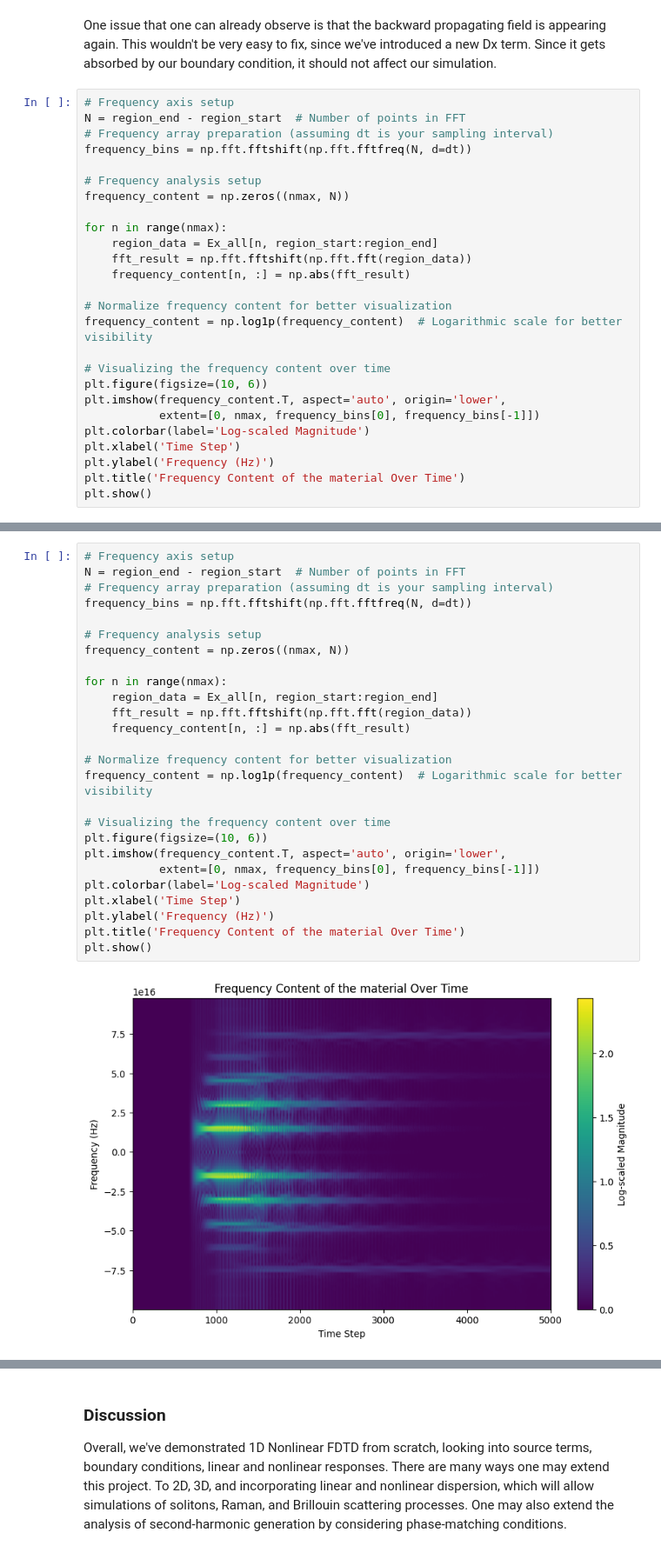
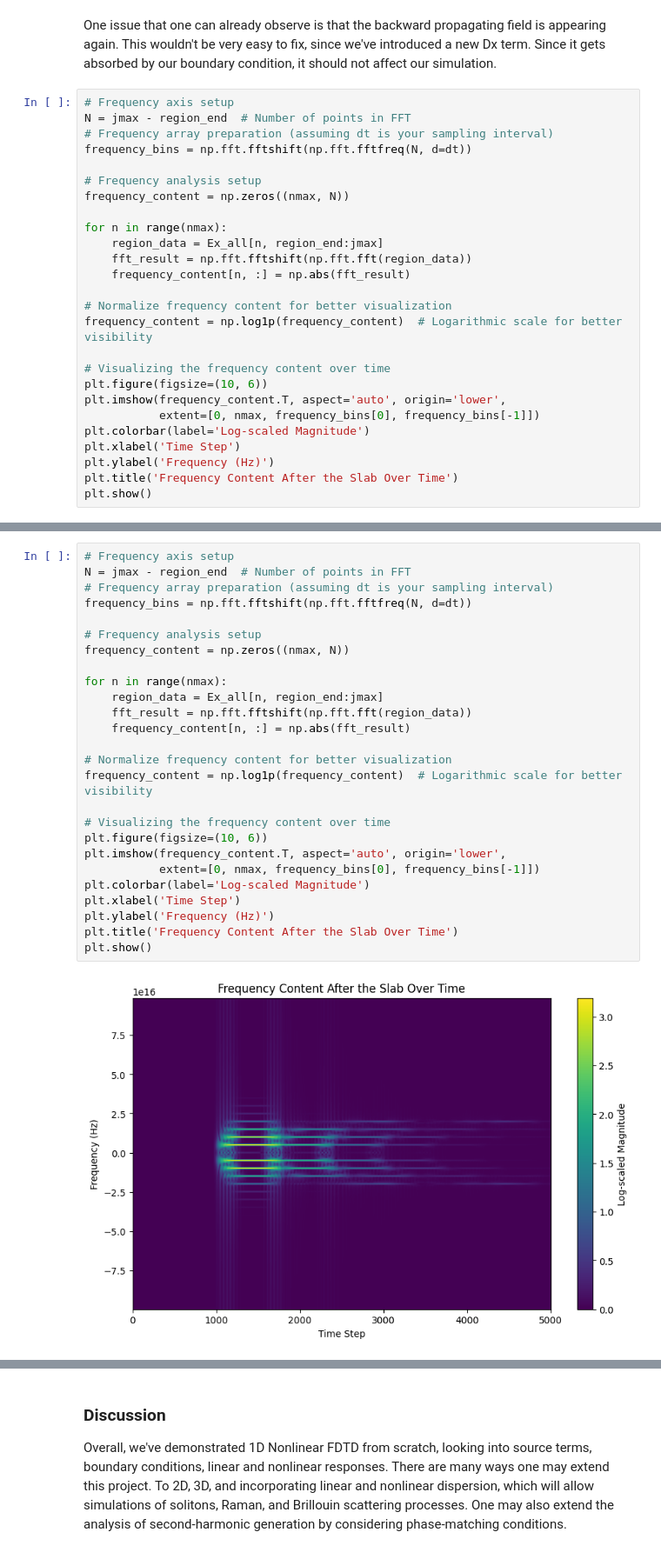
Before and after one commit to jayy-zou/FDTD, a Jupyter notebook: fdtd.ipynb, the cells around one changed output, grey strips where cells are left out. Shown: that part at 87% size. Drawn from its saved outputs; the diff is of its cells as text.

```diff
--- a/fdtd.ipynb
+++ b/fdtd.ipynb
@@ -458,7 +476,7 @@ interactive(children=(IntSlider(value=0, description='Time Step', max=4999), Out
 One issue that one can already observe is that the backward propagating field is appearing again. This wouldn't be very easy to fix, since we've introduced a new Dx term. Since it gets absorbed by our boundary condition, it should not affect our simulation.
 # %%
 # Frequency axis setup
-N = region_end - region_start  # Number of points in FFT
+N = jmax - region_end  # Number of points in FFT
 # Frequency array preparation (assuming dt is your sampling interval)
 frequency_bins = np.fft.fftshift(np.fft.fftfreq(N, d=dt))
 
@@ -466,7 +484,7 @@ frequency_bins = np.fft.fftshift(np.fft.fftfreq(N, d=dt))
 frequency_content = np.zeros((nmax, N))
 
 for n in range(nmax):
-    region_data = Ex_all[n, region_start:region_end]
+    region_data = Ex_all[n, region_end:jmax]
     fft_result = np.fft.fftshift(np.fft.fft(region_data))
     frequency_content[n, :] = np.abs(fft_result)
 
@@ -480,6 +498,6 @@ plt.imshow(frequency_content.T, aspect='auto', origin='lower',
 plt.colorbar(label='Log-scaled Magnitude')
 plt.xlabel('Time Step')
 plt.ylabel('Frequency (Hz)')
-plt.title('Frequency Content of the material Over Time')
+plt.title('Frequency Content After the Slab Over Time')
 plt.show()
 # %% [output]
@@ -543,30 +565,30 @@ We can already see signs of higher order frequencies by looking at the waveform
 Looking at this in the frequency domain, we can clearly see higher-order harmonics appearing.
 # %%
 # Frequency axis setup
-N = region_end - region_start  # Number of points in FFT
+N = jmax - region_end  # Number of points in FFT
 # Frequency array preparation (assuming dt is your sampling interval)
 frequency_bins = np.fft.fftshift(np.fft.fftfreq(N, d=dt))
 
 # Frequency analysis setup
 frequency_content = np.zeros((nmax, N))
 
 for n in range(nmax):
-    region_data = Ex_all[n, region_start:region_end]
+    region_data = Ex_all[n, region_end:jmax]
     fft_result = np.fft.fftshift(np.fft.fft(region_data))
     frequency_content[n, :] = np.abs(fft_result)
 
 # Normalize frequency content for better visualization
 frequency_content = np.log1p(frequency_content)  # Logarithmic scale for better visibility
 
 # Visualizing the frequency content over time
 plt.figure(figsize=(10, 6))
 plt.imshow(frequency_content.T, aspect='auto', origin='lower',
            extent=[0, nmax, frequency_bins[0], frequency_bins[-1]])
 plt.colorbar(label='Log-scaled Magnitude')
 plt.xlabel('Time Step')
 plt.ylabel('Frequency (Hz)')
-plt.title('Frequency Content of the material Over Time')
+plt.title('Frequency Content After the Slab Over Time')
 plt.show()
 # %% [output]
-[figure, old version]
+[figure, new version]
 # %% [markdown]
```
Also changed, not shown: parts of 22 cells of this notebook.
